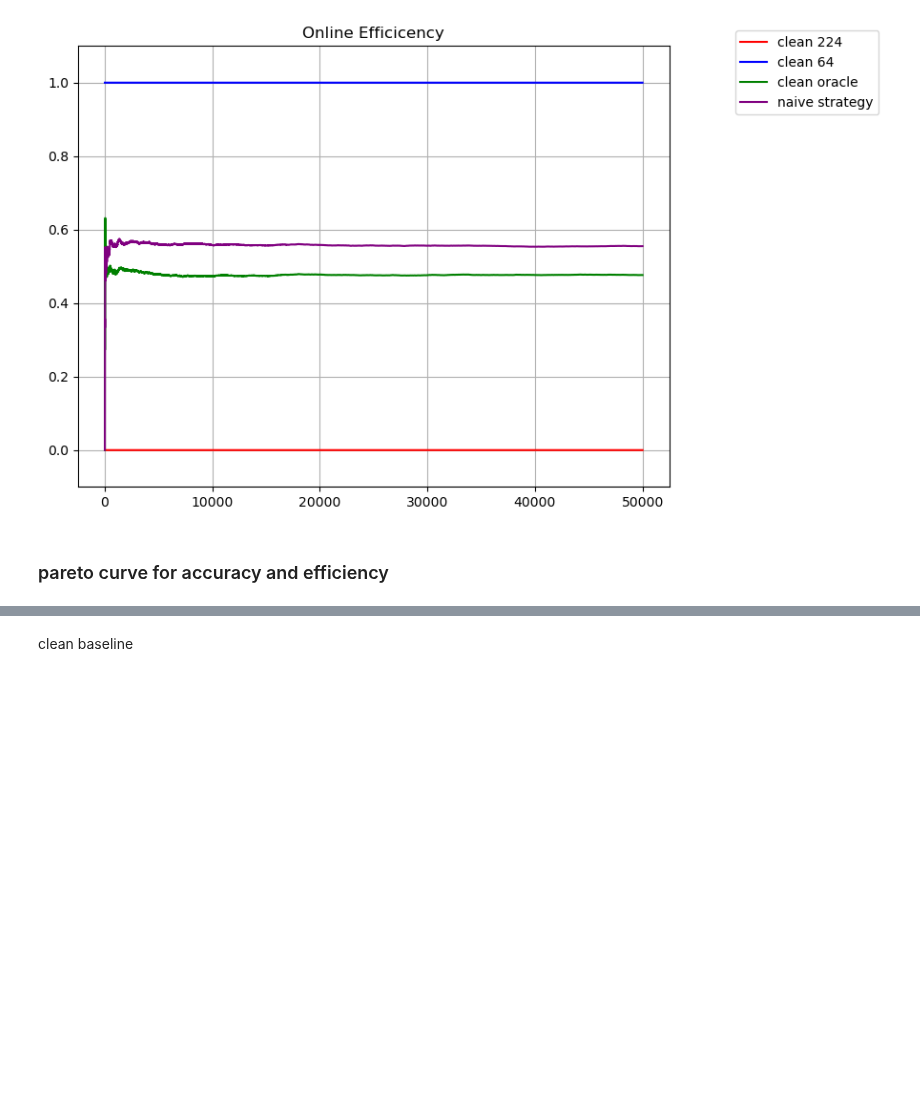
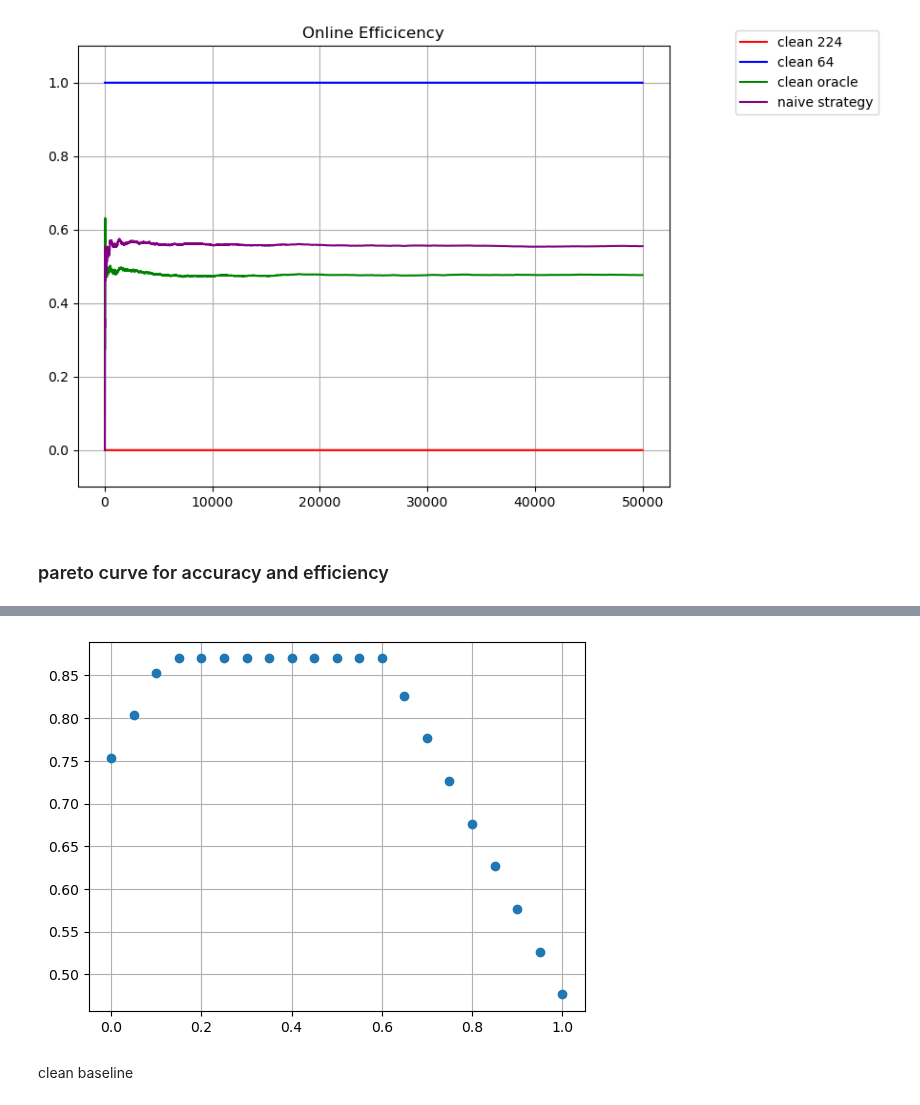
Before and after one commit to Geffen-Cooper/continual_learning_playground, a Jupyter notebook: src/test_time_kd/test_corruptions.ipynb, the cells around one changed output, grey strips where cells are left out. Drawn from its saved outputs; the diff is of its cells as text; code cells hidden in the pictures; blank space fills up the shorter version.

```diff
--- a/src/test_time_kd/test_corruptions.ipynb
+++ b/src/test_time_kd/test_corruptions.ipynb
@@ -749,24 +749,22 @@ plt.ylim([-0.1,1.1])
 # %% [markdown]
 ### pareto curve for accuracy and efficiency
 # %%
-efficiencies = [0,0.1]#,0.2,0.3,0.4,0.5,0.6,0.7,0.8,0.9,1]
+efficiencies = [0,0.05,0.1,0.15,0.2,0.25,0.3,0.35,0.4,0.45,0.5,0.55,0.6,0.65,0.7,0.75,0.8,0.85,0.9,0.95,1]
 acc_for_eff = []
-big_model_idxs = [torch.zeros(len(clean_results))]*len(efficiencies)
-small_model_idxs = [torch.zeros(len(clean_results))]*len(efficiencies)
+big_model_idxs = [torch.zeros(len(clean_results),dtype=torch.bool) for i in range(len(efficiencies))]
+small_model_idxs = [torch.zeros(len(clean_results),dtype=torch.bool) for i in range(len(efficiencies))]
 for i,eff in enumerate(efficiencies):
+
     curr_acc = 0
     # choose only big
     if eff == 0:
-        # acc_for_eff.append(sum(clean_results)/len(clean_results))
-        big_model_idxs[i][:] = (clean_results >= 0).nonzero()[:]
-        small_model_idxs[i][:] = (clean_results < 0).nonzero()[:]
+        big_model_idxs[i][:] = True
         continue
     # choose only small
     if eff == 1:
-        # acc_for_eff.append(sum(clean_results64)/len(clean_results64))
-        big_model_idxs[i][:] = (clean_results64 < 0).nonzero()[:]
-        small_model_idxs[i][:] = (clean_results64 >= 0).nonzero()[:]
+        small_model_idxs[i][:] = True
         continue
+
 
     # for a given efficiency
     eff_thresh = int(eff*len(clean_confidences))
@@ -907,3 +902,14 @@ tensor([ True,  True,  True,  ...,  True, False,  True])
+# %%
+acc_for_eff = []
+for i, eff in enumerate(efficiencies):
+    assert sum(small_model_idxs[i]).item() + sum(big_model_idxs[i]).item() == len(clean_results) # total num predictions correct
+    assert sum(torch.logical_and(small_model_idxs[5],big_model_idxs[5])).item() == 0 # no overlapping idxs
+    acc_for_eff.append(((sum(clean_results64[small_model_idxs[i]])+sum(clean_results[big_model_idxs[i]]))/len(clean_results)).item())
+# %%
+plt.scatter(efficiencies,acc_for_eff)
+plt.grid()
+# %% [output]
+[figure, added]
 # %% [markdown]
 clean baseline
 # %%
```
Also changed, not shown: parts of 1 cell of this notebook.
